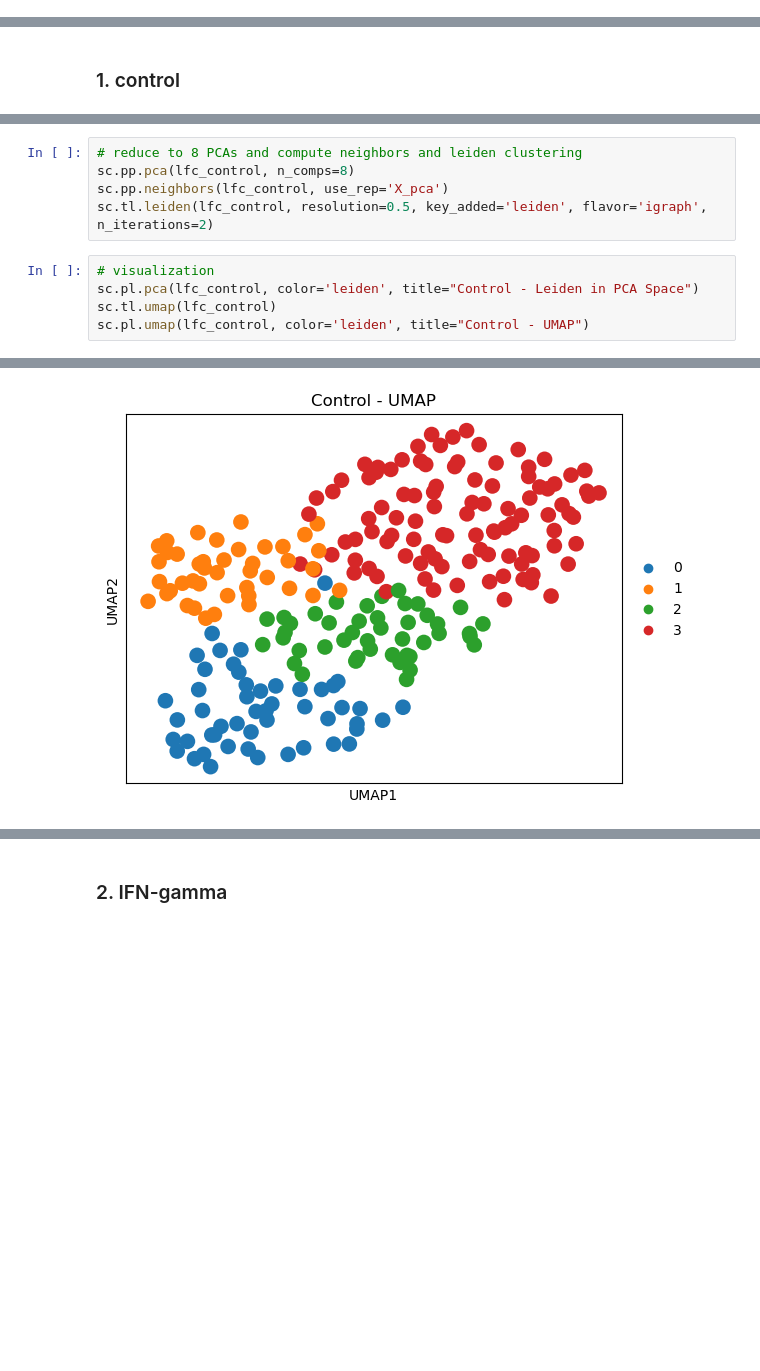
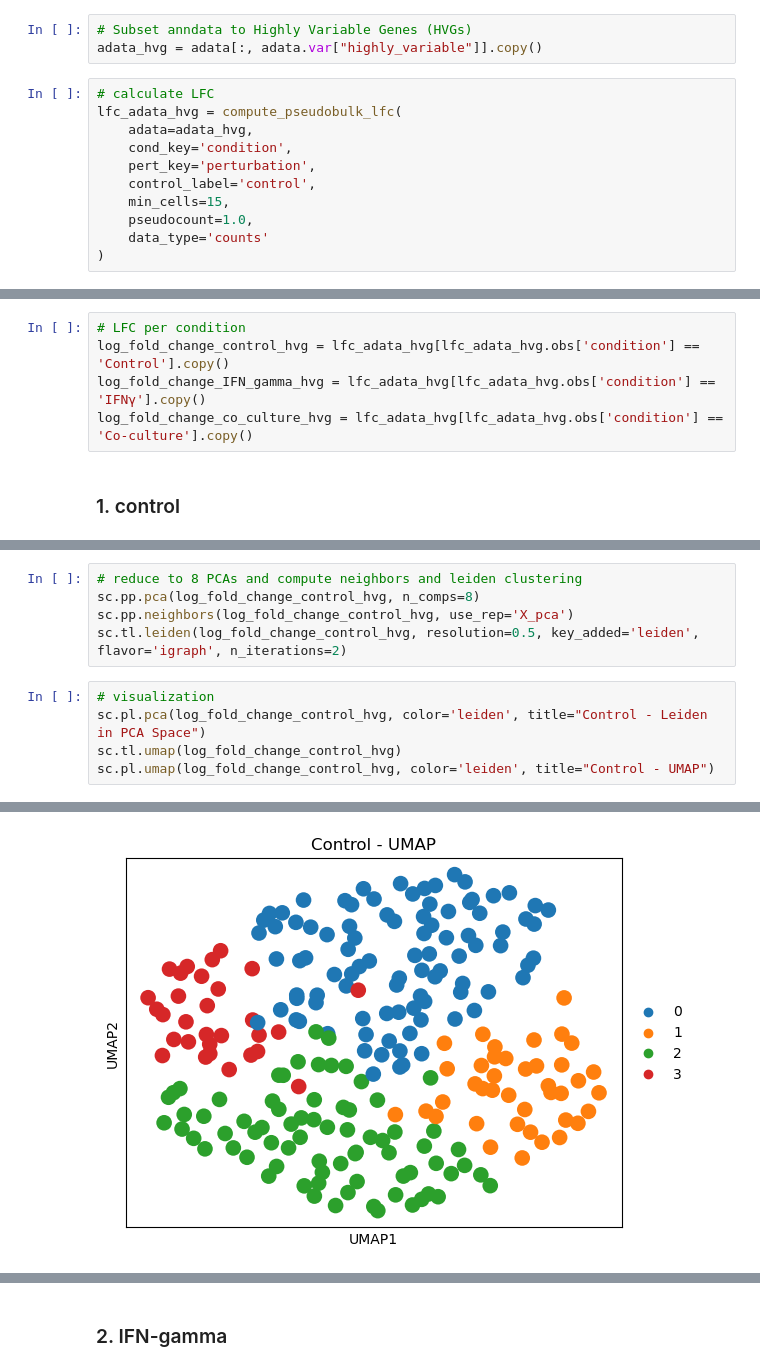
Before and after one commit to tf-kuehn/ml_omics, a Jupyter notebook: Task_2_ae_version_2.ipynb, the cells around one changed output, grey strips where cells are left out. Cells and saved outputs as stored; diff of their text form; blank space fills up the shorter version.

```diff
--- a/Task_2_ae_version_2.ipynb
+++ b/Task_2_ae_version_2.ipynb
@@ -107 +204,15 @@ log_fold_change_co_culture_hvg = log_fold_change_adata_hvg[log_fold_change_adata
+# %%
+# Subset anndata to Highly Variable Genes (HVGs)
+adata_hvg = adata[:, adata.var["highly_variable"]].copy()
+# %%
+# calculate LFC
+lfc_adata_hvg = compute_pseudobulk_lfc(
+    adata=adata_hvg,
+    cond_key='condition',
+    pert_key='perturbation',
+    control_label='control',
+    min_cells=15,
+    pseudocount=1.0,
+    data_type='counts'
+)
 # %%
@@ -162,4 +327,9 @@ for cluster_id in log_fold_change_adata_hvg.obs['leiden'].unique():
 # %% [markdown]
 ## clustering per condition
+# %%
+# LFC per condition
+log_fold_change_control_hvg = lfc_adata_hvg[lfc_adata_hvg.obs['condition'] == 'Control'].copy()
+log_fold_change_IFN_gamma_hvg = lfc_adata_hvg[lfc_adata_hvg.obs['condition'] == 'IFNγ'].copy()
+log_fold_change_co_culture_hvg = lfc_adata_hvg[lfc_adata_hvg.obs['condition'] == 'Co-culture'].copy()
 # %% [markdown]
 ### 1. control
@@ -184,11 +352,11 @@ sc.pl.pca_variance_ratio(lfc_control, n_pcs=30, log=False)
 # %%
 # reduce to 8 PCAs and compute neighbors and leiden clustering
-sc.pp.pca(lfc_control, n_comps=8)
-sc.pp.neighbors(lfc_control, use_rep='X_pca')
-sc.tl.leiden(lfc_control, resolution=0.5, key_added='leiden', flavor='igraph', n_iterations=2)
+sc.pp.pca(log_fold_change_control_hvg, n_comps=8)
+sc.pp.neighbors(log_fold_change_control_hvg, use_rep='X_pca')
+sc.tl.leiden(log_fold_change_control_hvg, resolution=0.5, key_added='leiden', flavor='igraph', n_iterations=2)
 # %%
 # visualization
-sc.pl.pca(lfc_control, color='leiden', title="Control - Leiden in PCA Space")
-sc.tl.umap(lfc_control)
-sc.pl.umap(lfc_control, color='leiden', title="Control - UMAP")
+sc.pl.pca(log_fold_change_control_hvg, color='leiden', title="Control - Leiden in PCA Space")
+sc.tl.umap(log_fold_change_control_hvg)
+sc.pl.umap(log_fold_change_control_hvg, color='leiden', title="Control - UMAP")
 # %% [output]
@@ -196 +364 @@ sc.pl.umap(lfc_control, color='leiden', title="Control - UMAP")
-[figure, old version]
+[figure, new version]
```
Also changed, not shown: parts of 52 cells of this notebook.
